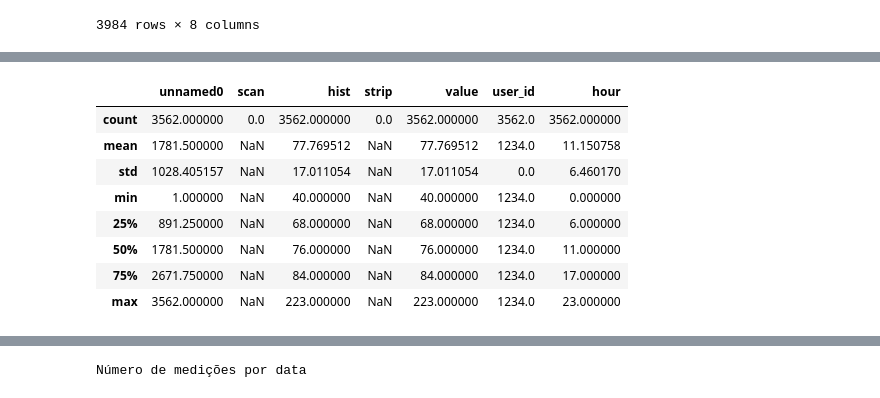
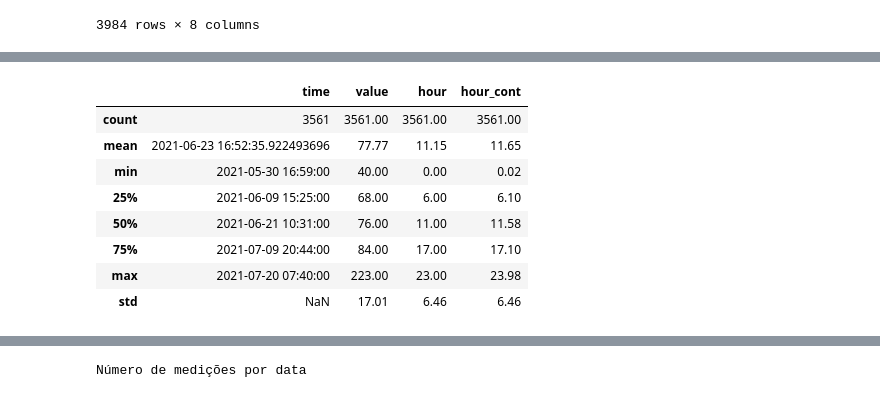
Before and after one commit to teco-insights/continuous-glucose-monitoring, a Jupyter notebook: continuous_glucose_monitoring.ipynb, the cells around one changed output, grey strips where cells are left out. Drawn from its saved outputs; the diff is of its cells as text; code cells hidden in the pictures.

```diff
--- a/continuous_glucose_monitoring.ipynb
+++ b/continuous_glucose_monitoring.ipynb
@@ -51,0 +95,7 @@ df_raw
+# %%
+# A coluna 'unnamed0' faz a contagem das linhas, o que um dataframe do python já recebe automaticamente,
+# por isso, iremos excluí-la. De restante, iremos trabalhar apenas com 'time' e 'value', portanto, as demais
+# variáveis também serão deletadas.
+
+df_raw = df_raw.drop(columns=['unnamed0', 'strip', 'hist', 'scan', 'food', 'user_id'])
+df_raw
@@ -83,5 +150,7 @@ user_id        0
 dtype: int64
 # %%
-df_raw = df_raw.dropna(subset=['value'])
+# Excluindo as linhas com valores nulos em 'value' e 'time'.
+
+df_raw = df_raw.dropna(subset=['value','time'])
 df_raw
 # %% [output]
@@ -119,7 +186,12 @@ df_cgm = df_raw[(df_raw['value'] > 0) & (df_raw['value'] < 500)]
 # %%
+df_cgm['time'] = pd.to_datetime(df_cgm['time'])
 df_cgm['date'] = df_cgm['time'].dt.date
+
+# valor inteiro das horas, para representações diretas
 df_cgm['hour'] = df_cgm['time'].dt.hour
+
+df_cgm['hour_minute'] = df_cgm['time'].dt.strftime('%H:%M')
 df_cgm['weekday'] = df_cgm['time'].dt.day_name()
 
-### VERIFICAR
-df_cgm['hour_minute'] = df_cgm['time'].dt.strftime('%H:%M')
+# horas com fração decimal, para usar em modelos estatísticos
+df_cgm['hour_cont'] = (df_cgm['time'].dt.hour + df_cgm['time'].dt.minute / 60).round(2)
@@ -126,3 +200,4 @@ df_cgm['hour_minute'] = df_cgm['time'].dt.strftime('%H:%M')
 # %%
+df_cgm = df_cgm[['time', 'date', 'hour_minute', 'value', 'weekday', 'hour', 'hour_cont']]
 df_cgm
 # %% [output]
@@ -166,16 +245,16 @@ hour_minute    1362
 dtype: int64
 # %%
-df_cgm.describe()
+df_cgm.describe().round(2)
 # %% [output]
-|  | unnamed0 | scan | hist | strip | value | user_id | hour |
-| count | 3562.000000 | 0.0 | 3562.000000 | 0.0 | 3562.000000 | 3562.0 | 3562.000000 |
-| mean | 1781.500000 | NaN | 77.769512 | NaN | 77.769512 | 1234.0 | 11.150758 |
-| std | 1028.405157 | NaN | 17.011054 | NaN | 17.011054 | 0.0 | 6.460170 |
-| min | 1.000000 | NaN | 40.000000 | NaN | 40.000000 | 1234.0 | 0.000000 |
-| 25% | 891.250000 | NaN | 68.000000 | NaN | 68.000000 | 1234.0 | 6.000000 |
-| 50% | 1781.500000 | NaN | 76.000000 | NaN | 76.000000 | 1234.0 | 11.000000 |
-| 75% | 2671.750000 | NaN | 84.000000 | NaN | 84.000000 | 1234.0 | 17.000000 |
-| max | 3562.000000 | NaN | 223.000000 | NaN | 223.000000 | 1234.0 | 23.000000 |
+|  | time | value | hour | hour_cont |
+| count | 3561 | 3561.00 | 3561.00 | 3561.00 |
+| mean | 2021-06-23 16:52:35.922493696 | 77.77 | 11.15 | 11.65 |
+| min | 2021-05-30 16:59:00 | 40.00 | 0.00 | 0.02 |
+| 25% | 2021-06-09 15:25:00 | 68.00 | 6.00 | 6.10 |
+| 50% | 2021-06-21 10:31:00 | 76.00 | 11.00 | 11.58 |
+| 75% | 2021-07-09 20:44:00 | 84.00 | 17.00 | 17.10 |
+| max | 2021-07-20 07:40:00 | 223.00 | 23.00 | 23.98 |
+| std | NaN | 17.01 | 6.46 | 6.46 |
 # %%
 print('Quantidade de aparições dos valores medidos para glucose no fluido intersticial (mg/dL)')
 sns.histplot(df_cgm['value'], kde=True)
```
Also changed, not shown: parts of 34 cells of this notebook.
